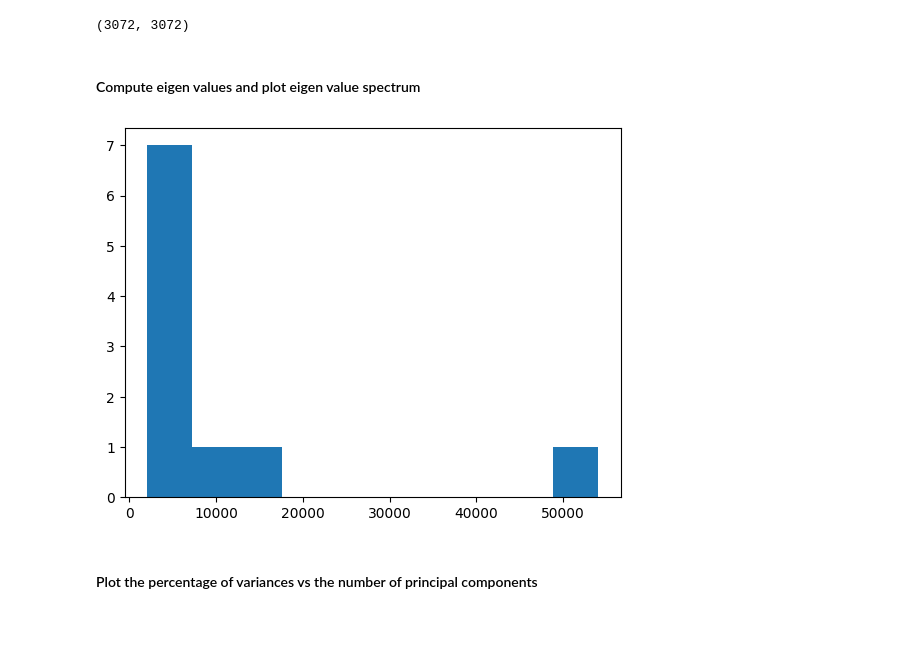
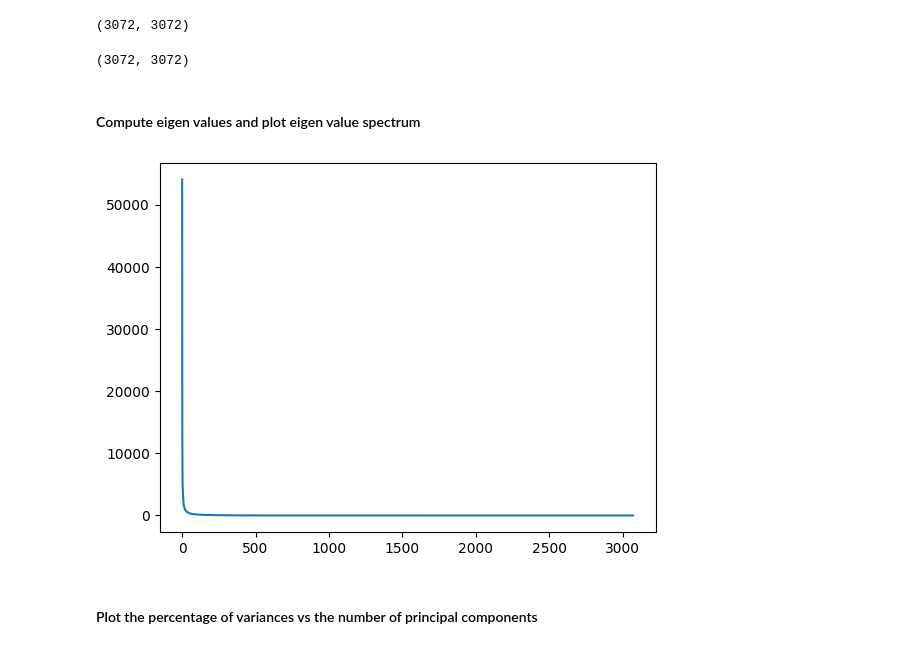
Before and after one commit to shiridikumar/SMAI_assignment, a Jupyter notebook: RollNumber_Q2.ipynb, the cells around one changed output. Cells and saved outputs as stored; diff of their text form; code cells hidden in the pictures.

```diff
--- a/RollNumber_Q2.ipynb
+++ b/RollNumber_Q2.ipynb
@@ -146,19 +146,27 @@ cov.shape
 (3072, 3072)
 # %%
 eig_vals, eig_vecs = np.linalg.eig(cov)
-eig_vals_sorted = -np.sort(-eig_vals)
-eig_vecs_sorted = eig_vecs[:, eig_vals.argsort()[::-1]]
+# eig_vals_sorted = -np.sort(-eig_vals)
+# eig_vecs_sorted = eig_vecs[ eig_vals.argsort()[::-1],:]
+
+
+idx = eig_vals.argsort()[::-1]
+eigenValues = eig_vals[idx]
+eigenVectors = eig_vecs[idx,:]
+eigenVectors.shape
+# %% [output]
+(3072, 3072)
 # %% [markdown]
 #### Compute eigen values and plot eigen value spectrum
 # %%
 # print(eig_vals_sorted)
 # np.float.count(eig_vals_sorted,1)
 # unique_elements, counts_elements = np.unique(eig_vals_sorted, return_counts=True)
 # counts_sorted=np.argsort(counts_elements)
-plt.hist(eig_vals_sorted[:10])
+plt.plot(eigenValues)
 plt.show()
 # %% [output]
-[figure, old version]
+[figure, new version]
 # %% [markdown]
 #### Plot the percentage of variances vs the number of principal components
 # %%
```
Also changed, not shown: parts of 7 cells of this notebook, 1 other file.
